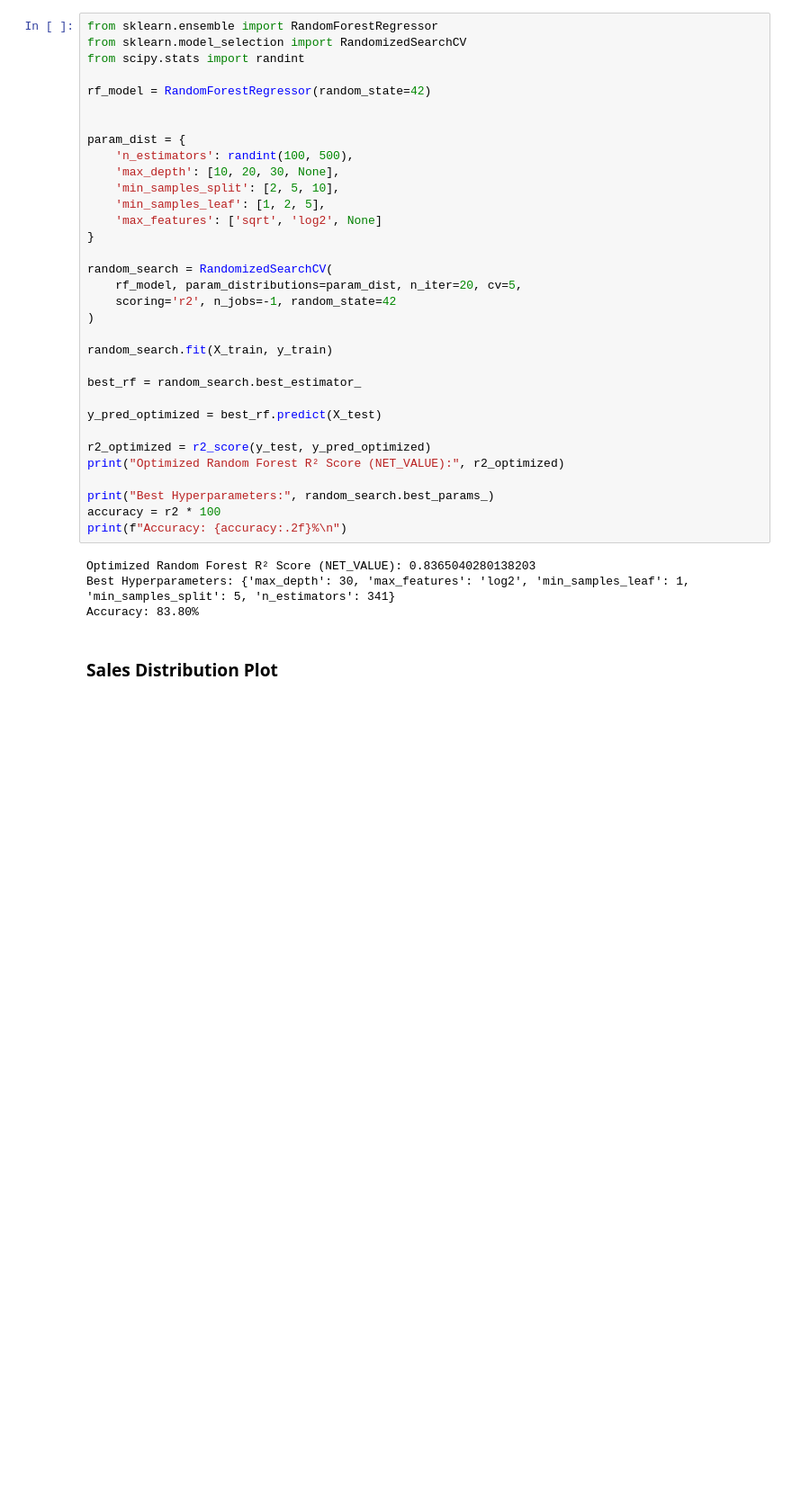
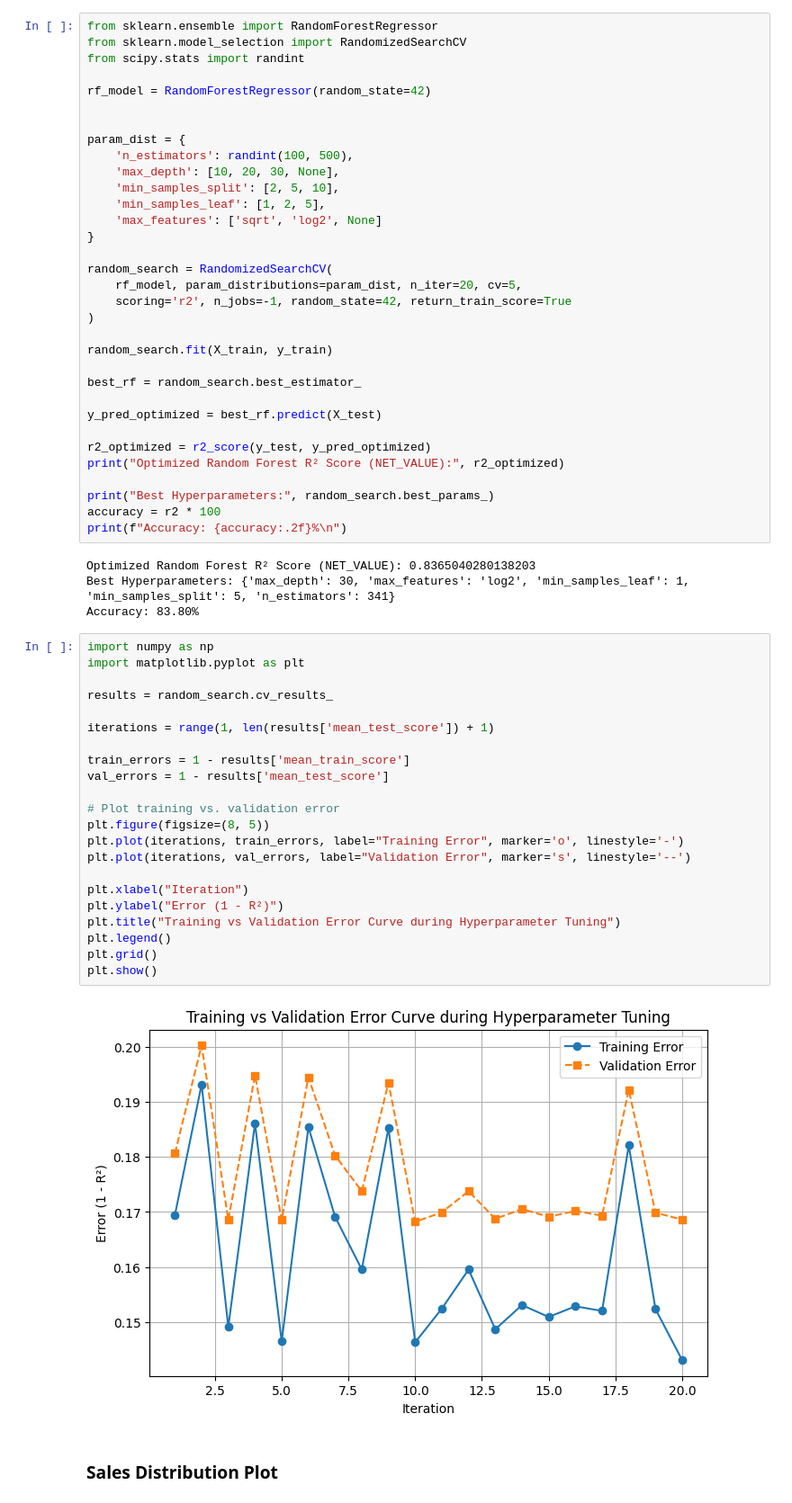
Before and after one commit to ac-26/shoe-store-demand-forecasting, a Jupyter notebook: main_script.ipynb, the cells around one changed output. Shown at 90% size. Drawn from its saved outputs; the diff is of its cells as text; blank space fills up the shorter version.

```diff
--- a/main_script.ipynb
+++ b/main_script.ipynb
@@ -1259,7 +1329,7 @@ param_dist = {
 
 random_search = RandomizedSearchCV(
     rf_model, param_distributions=param_dist, n_iter=20, cv=5,
-    scoring='r2', n_jobs=-1, random_state=42
+    scoring='r2', n_jobs=-1, random_state=42, return_train_score=True
 )
 
 random_search.fit(X_train, y_train)
@@ -1278,6 +1348,30 @@ print(f"Accuracy: {accuracy:.2f}%\n")
 Optimized Random Forest R² Score (NET_VALUE): 0.8365040280138203
 Best Hyperparameters: {'max_depth': 30, 'max_features': 'log2', 'min_samples_leaf': 1, 'min_samples_split': 5, 'n_estimators': 341}
 Accuracy: 83.80%
+# %%
+import numpy as np
+import matplotlib.pyplot as plt
+
+results = random_search.cv_results_
+
+iterations = range(1, len(results['mean_test_score']) + 1)
+
+train_errors = 1 - results['mean_train_score']
+val_errors = 1 - results['mean_test_score']
+
+# Plot training vs. validation error
+plt.figure(figsize=(8, 5))
+plt.plot(iterations, train_errors, label="Training Error", marker='o', linestyle='-')
+plt.plot(iterations, val_errors, label="Validation Error", marker='s', linestyle='--')
+
+plt.xlabel("Iteration")
+plt.ylabel("Error (1 - R²)")
+plt.title("Training vs Validation Error Curve during Hyperparameter Tuning")
+plt.legend()
+plt.grid()
+plt.show()
+# %% [output]
+[figure, added]
 # %% [markdown]
 ### **Sales Distribution Plot**
 # %%
```
Also changed, not shown: parts of 18 cells of this notebook.
